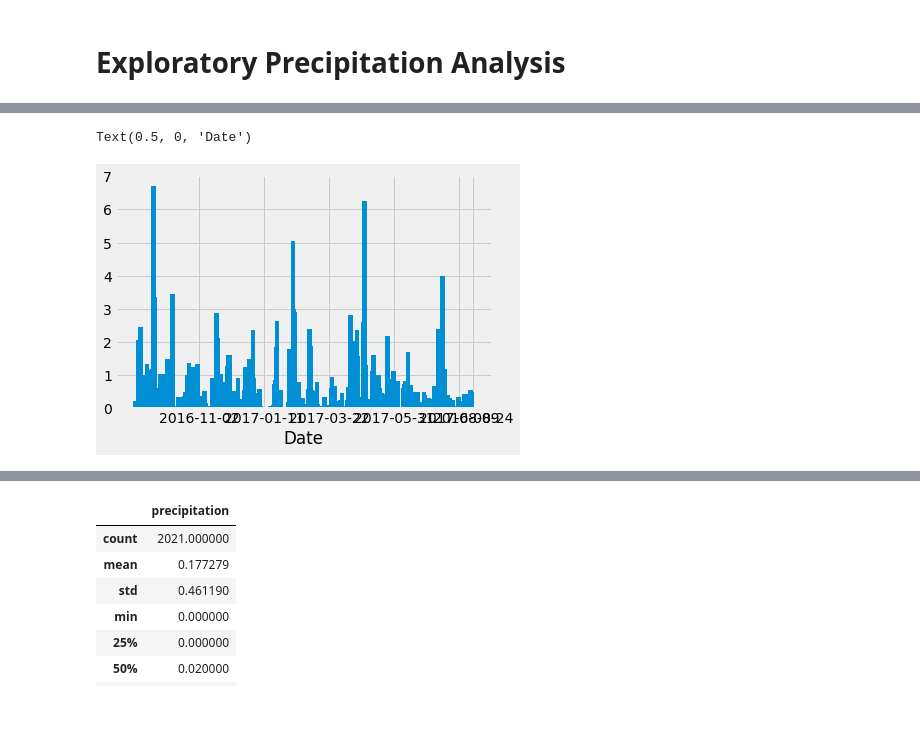
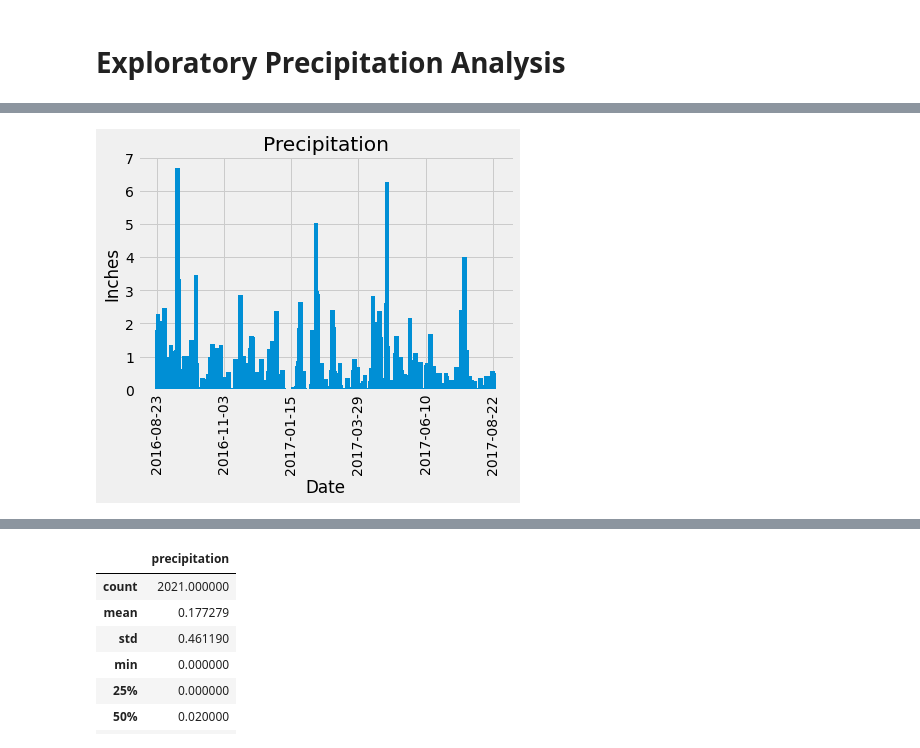
Before and after one commit to Wheezyotter/sqlalchemy, a Jupyter notebook: SurfsUp/climate_starter.ipynb, the cells around one changed output, grey strips where cells are left out. Drawn from its saved outputs; the diff is of its cells as text; code cells hidden in the pictures; blank space fills up the shorter version.

Commit message:
Precip graph

```diff
--- a/SurfsUp/climate_starter.ipynb
+++ b/SurfsUp/climate_starter.ipynb
@@ -63,6 +63,6 @@ session = Session(engine)
 latest_date = session.query(measurement.date).order_by(measurement.date.desc()).first()
 
 # Converts latest date to datetime format
-latest_date_dt = dt.datetime.strptime(latest_date[0], '%Y-%m-%d')
+latest_date_dt = dt.datetime.strptime(latest_date[0], '%Y-%m-%d').date()
 print(latest_date_dt)
 # %% [output]
@@ -70,33 +70,37 @@ print(latest_date_dt)
 # %%
 # Design a query to retrieve the last 12 months of precipitation data and plot the results.
 # Starting from the most recent data point in the database.
 
 # Calculate the date one year from the last date in data set.
-query_date = latest_date_dt - dt.timedelta(weeks = 52)
+
+# query_date = latest_date_dt - dt.timedelta(weeks = 52)
+query_date = dt.date(2016, 8,23)
 
 # Perform a query to retrieve the data and precipitation scores
 
 latest_year_data =  session.query(measurement.date, measurement.prcp).\
-    filter(measurement.date > query_date).\
+    filter(measurement.date >= query_date).\
     order_by(measurement.date.desc()).all()
 
 # Save the query results as a Pandas DataFrame. Explicitly set the column names
 latest_year_data_df = pd.DataFrame(latest_year_data, columns=['date', 'precipitation'])
 
 # Sort the dataframe by date
-latest_year_data_df = latest_year_data_df.sort_values(by = 'date')
-latest_year_data_df
+latest_year_data_df = latest_year_data_df.sort_values(by = 'date', ascending= True)
 
 # Use Pandas Plotting with Matplotlib to plot the data
 fig1, ax1 = plt.subplots()
 plt.bar(latest_year_data_df['date'], latest_year_data_df['precipitation'], width=5)
 
-xticks = np.arange(query_date, latest_date_dt, step = dt.timedelta(weeks = 10))
+xticks = np.arange(query_date, latest_date_dt, step = dt.timedelta(weeks = 10.4))
 xticks = [pd.to_datetime(tick_day).strftime('%Y-%m-%d') for tick_day in xticks]
 
 ax1.set_xticks(xticks)
-# Set params
+ax1.tick_params('x', direction = 'out', labelrotation = 90)
 ax1.set_xlabel('Date')
+ax1.set_ylabel('Inches')
+ax1.set_title("Precipitation")
+fig1.tight_layout
+plt.show()
 # %% [output]
-Text(0.5, 0, 'Date')
-[figure, old version]
+[figure, new version]
```
Also changed, not shown: parts of 2 cells of this notebook.
